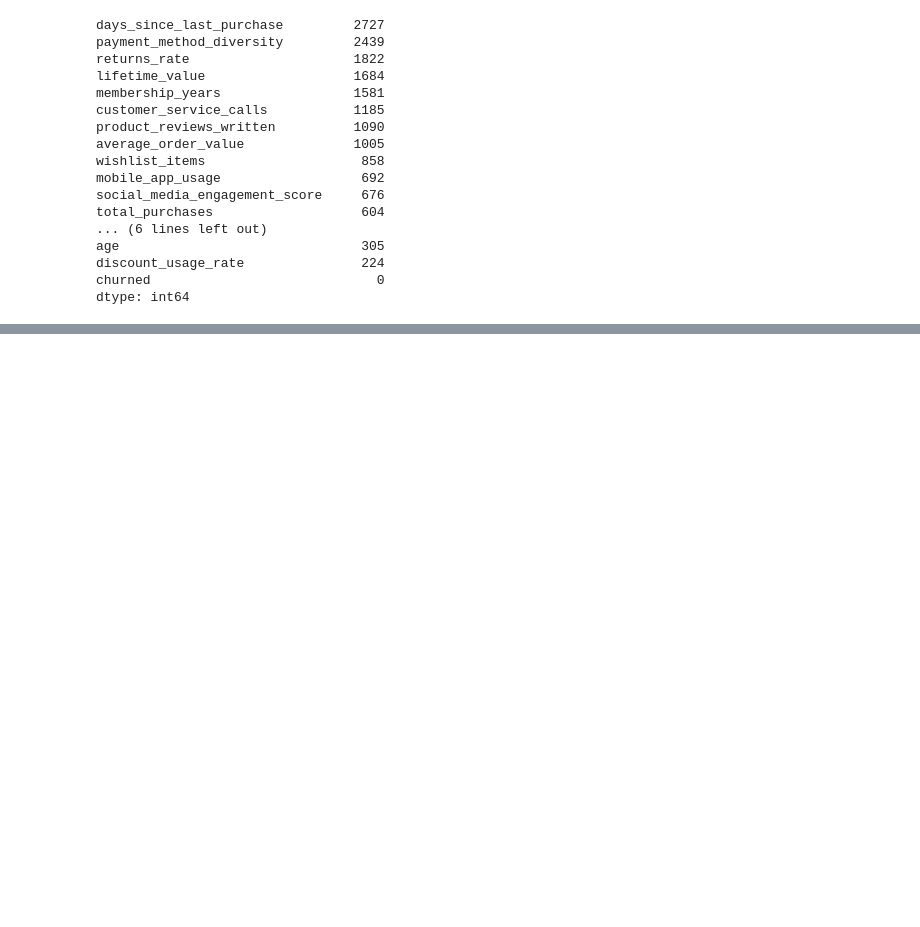
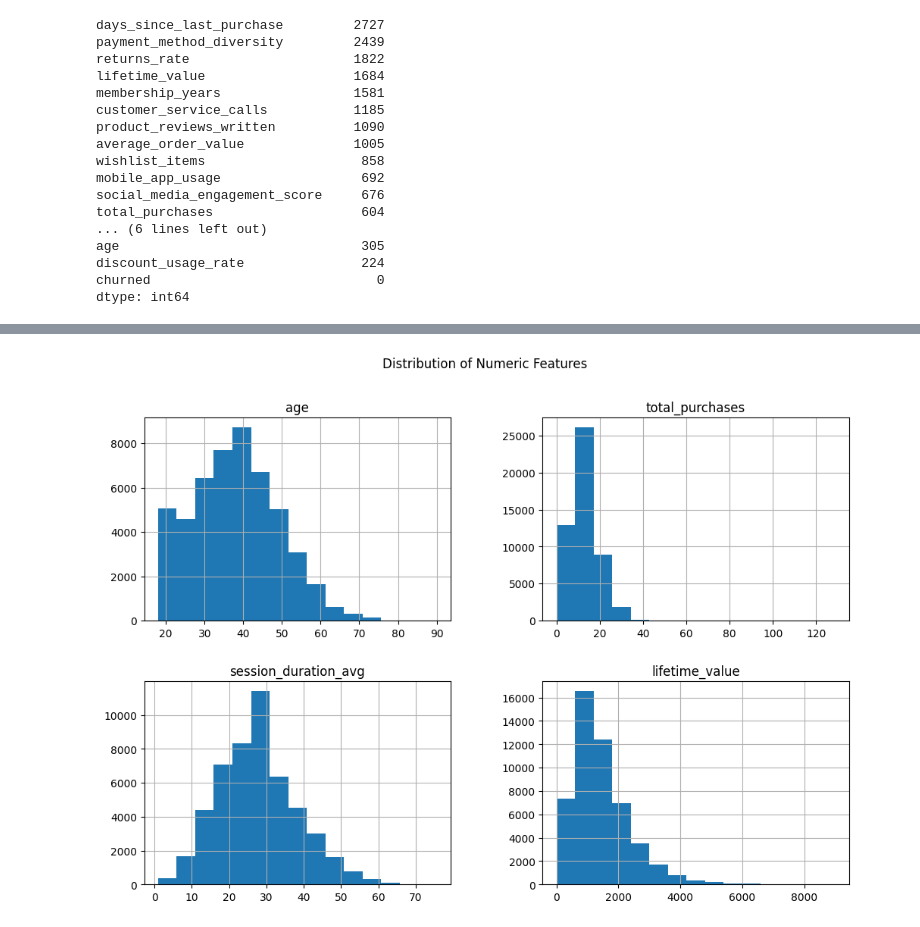
Before and after one commit to rioangkasa98/customer-churn-analysis, a Jupyter notebook: notebooks/churn_analysis.ipynb, the cells around one changed output, grey strips where cells are left out. Cells and saved outputs as stored; diff of their text form; code cells hidden in the pictures; blank space fills up the shorter version.

```diff
--- a/notebooks/churn_analysis.ipynb
+++ b/notebooks/churn_analysis.ipynb
@@ -214,0 +231,7 @@ df_clean = df.copy()
+# %%
+# Distribution of Numeric Features
+df_clean[['age', 'total_purchases', 'session_duration_avg', 'lifetime_value']].hist(bins=15, figsize=(12, 8))
+plt.suptitle('Distribution of Numeric Features')
+plt.show()
+# %% [output]
+[figure, added]
```
Also changed, not shown: parts of 19 cells of this notebook.
